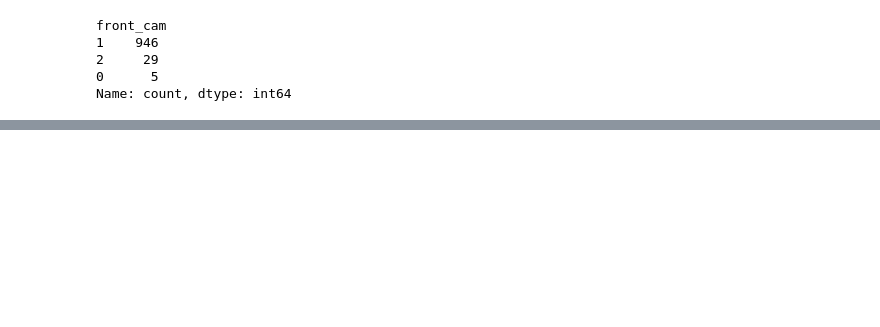
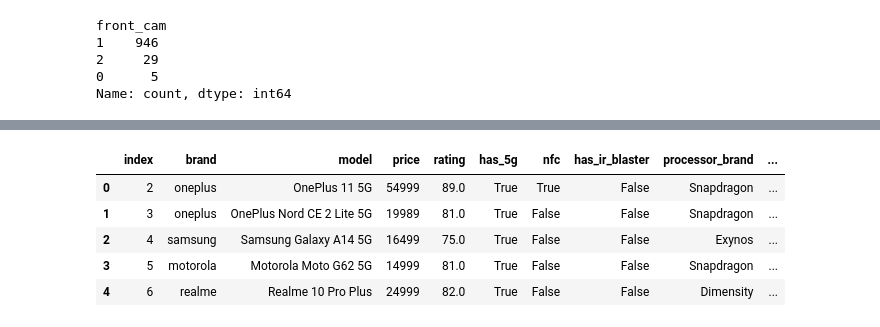
Before and after one commit to SumitYesade22/EDA, a Jupyter notebook: practice.ipynb, the cells around one changed output, grey strips where cells are left out. Drawn from its saved outputs; the diff is of its cells as text; code cells hidden in the pictures; blank space fills up the shorter version.

```diff
--- a/practice.ipynb
+++ b/practice.ipynb
@@ -1001,0 +1205,2 @@ df['front_cam']=df['front_cam'].astype('int')
+# %%
+df.drop(734,inplace=True)
@@ -1001,0 +1235,2 @@ df['front_cam']=df['front_cam'].astype('int')
+# %%
+df.drop(columns='camera',inplace=True)
@@ -1001,0 +1246,2 @@ df['front_cam']=df['front_cam'].astype('int')
+# %%
+df.insert(24,'extended_memory_availabe',px)
@@ -1001,0 +1268,16 @@ df['front_cam']=df['front_cam'].astype('int')
+# %%
+df['memory_card_gb'] = (
+    df['card']
+    .str.extract(r'upto\s+(\d+)\s*TB', expand=False)
+    .astype(float)
+    * 1024
+)
+# %%
+df.head(5)
+# %% [output]
+|  | index | brand | model | price | rating | has_5g | nfc | has_ir_blaster | processor_brand | ... |
+| 0 | 2 | oneplus | OnePlus 11 5G | 54999 | 89.0 | True | True | False | Snapdragon | ... |
+| 1 | 3 | oneplus | OnePlus Nord CE 2 Lite 5G | 19989 | 81.0 | True | False | False | Snapdragon | ... |
+| 2 | 4 | samsung | Samsung Galaxy A14 5G | 16499 | 75.0 | True | False | False | Exynos | ... |
+| 3 | 5 | motorola | Motorola Moto G62 5G | 14999 | 81.0 | True | False | False | Snapdragon | ... |
+| 4 | 6 | realme | Realme 10 Pro Plus | 24999 | 82.0 | True | False | False | Dimensity | ... |
```
Also changed, not shown: parts of 49 cells of this notebook, 2 other files.
